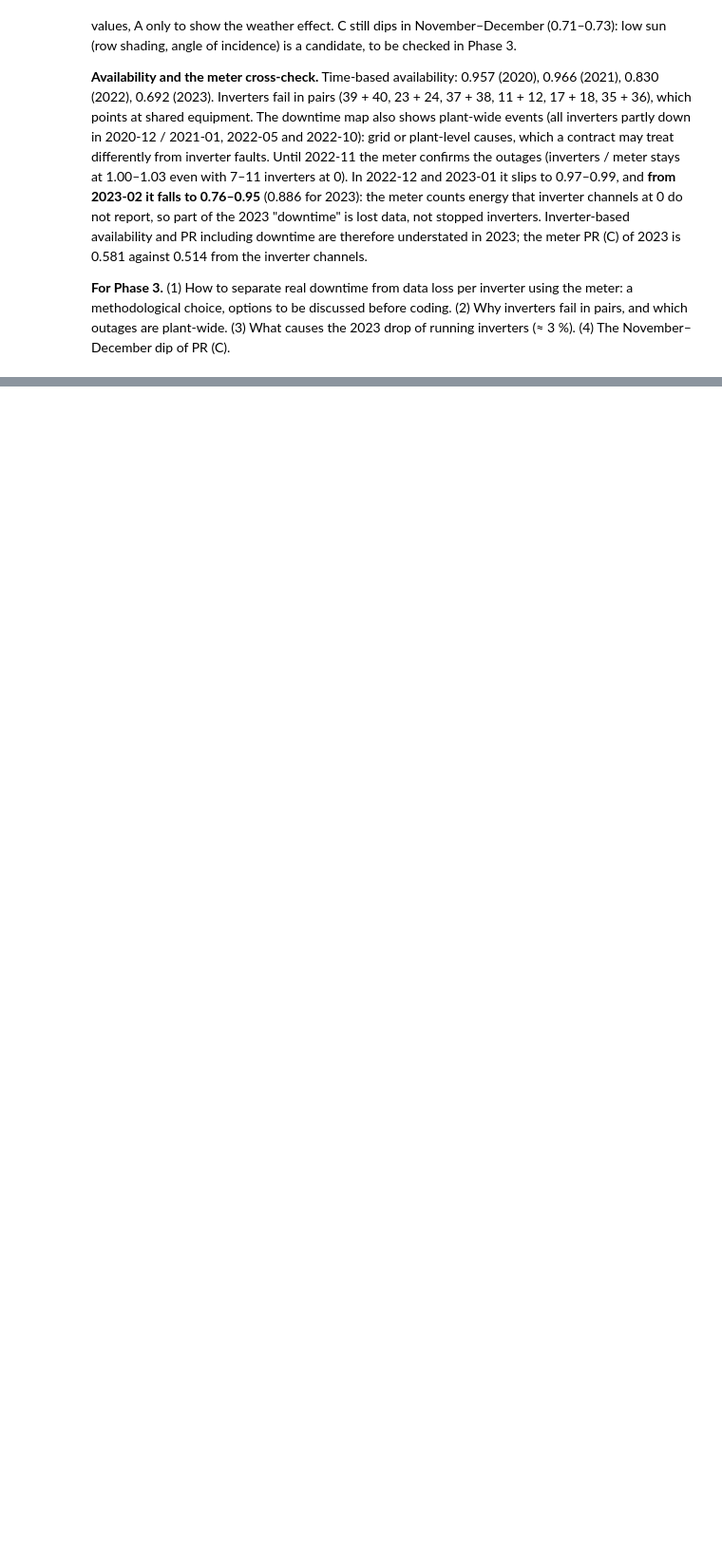
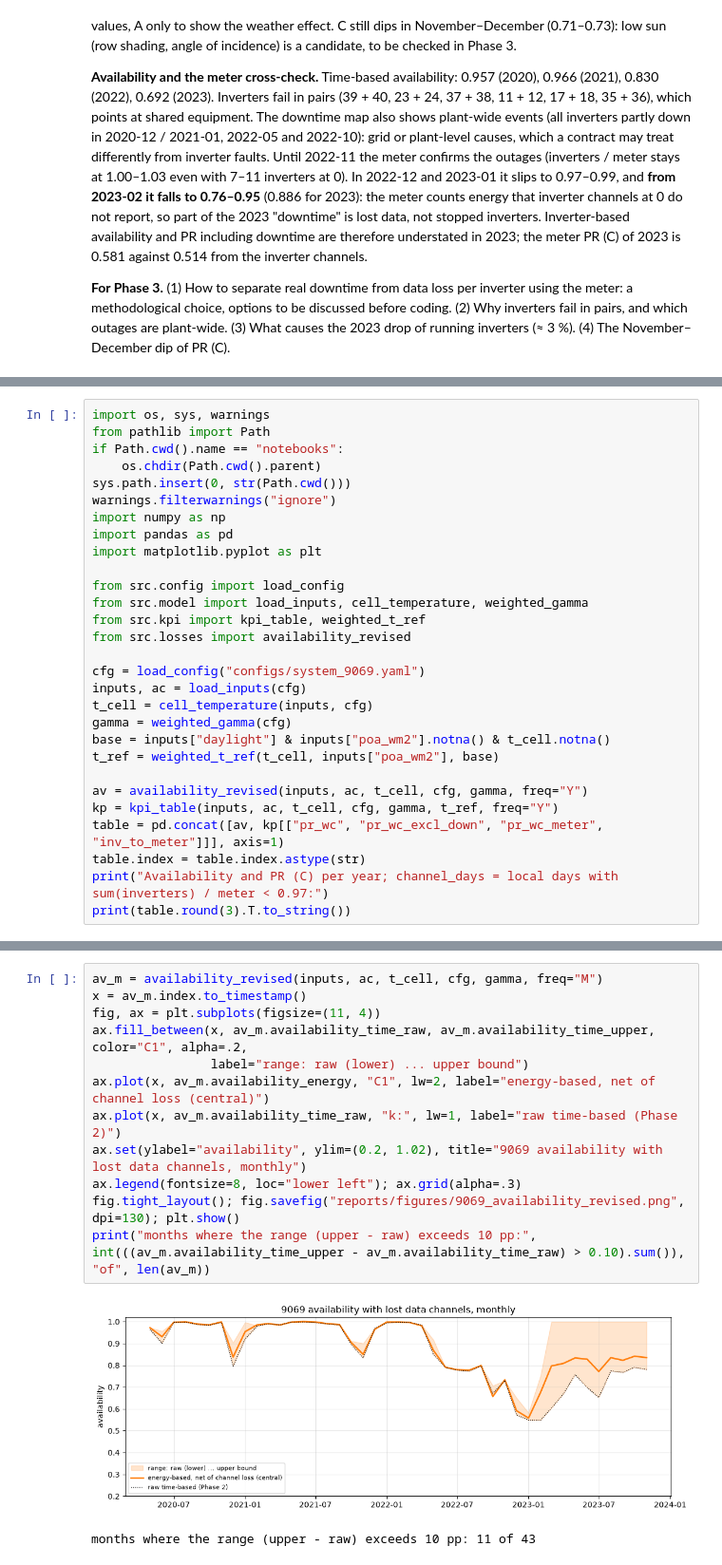
Before and after one commit to owl-solar/pv-loss-auditor, a Jupyter notebook: notebooks/02_expected_yield.ipynb, the cells around one changed output, grey strips where cells are left out. Shown at 95% size. Drawn from its saved outputs; the diff is of its cells as text; blank space fills up the shorter version.

Commit message:
Add revision section to notebook 02: availability and PR with lost data channels
Co-Authored-By: Claude Sonnet 5.5 <noreply@anthropic.com>

```diff
--- a/notebooks/02_expected_yield.ipynb
+++ b/notebooks/02_expected_yield.ipynb
@@ -484,0 +498,29 @@ and which outages are plant-wide. (3) What causes the 2023 drop of running inver
+# %%
+import os, sys, warnings
+from pathlib import Path
+if Path.cwd().name == "notebooks":
+    os.chdir(Path.cwd().parent)
+sys.path.insert(0, str(Path.cwd()))
+warnings.filterwarnings("ignore")
+import numpy as np
+import pandas as pd
+import matplotlib.pyplot as plt
+
+from src.config import load_config
+from src.model import load_inputs, cell_temperature, weighted_gamma
+from src.kpi import kpi_table, weighted_t_ref
+from src.losses import availability_revised
+
+cfg = load_config("configs/system_9069.yaml")
+inputs, ac = load_inputs(cfg)
+t_cell = cell_temperature(inputs, cfg)
+gamma = weighted_gamma(cfg)
+base = inputs["daylight"] & inputs["poa_wm2"].notna() & t_cell.notna()
+t_ref = weighted_t_ref(t_cell, inputs["poa_wm2"], base)
+
+av = availability_revised(inputs, ac, t_cell, cfg, gamma, freq="Y")
+kp = kpi_table(inputs, ac, t_cell, cfg, gamma, t_ref, freq="Y")
+table = pd.concat([av, kp[["pr_wc", "pr_wc_excl_down", "pr_wc_meter", "inv_to_meter"]]], axis=1)
+table.index = table.index.astype(str)
+print("Availability and PR (C) per year; channel_days = local days with sum(inverters) / meter < 0.97:")
+print(table.round(3).T.to_string())
@@ -484,0 +538,15 @@ and which outages are plant-wide. (3) What causes the 2023 drop of running inver
+# %%
+av_m = availability_revised(inputs, ac, t_cell, cfg, gamma, freq="M")
+x = av_m.index.to_timestamp()
+fig, ax = plt.subplots(figsize=(11, 4))
+ax.fill_between(x, av_m.availability_time_raw, av_m.availability_time_upper, color="C1", alpha=.2,
+                label="range: raw (lower) ... upper bound")
+ax.plot(x, av_m.availability_energy, "C1", lw=2, label="energy-based, net of channel loss (central)")
+ax.plot(x, av_m.availability_time_raw, "k:", lw=1, label="raw time-based (Phase 2)")
+ax.set(ylabel="availability", ylim=(0.2, 1.02), title="9069 availability with lost data channels, monthly")
+ax.legend(fontsize=8, loc="lower left"); ax.grid(alpha=.3)
+fig.tight_layout(); fig.savefig("reports/figures/9069_availability_revised.png", dpi=130); plt.show()
+print("months where the range (upper - raw) exceeds 10 pp:", int(((av_m.availability_time_upper - av_m.availability_time_raw) > 0.10).sum()), "of", len(av_m))
+# %% [output]
+[figure, added]
+months where the range (upper - raw) exceeds 10 pp: 11 of 43
```
Also changed, not shown: parts of 3 cells of this notebook, 1 other file.
